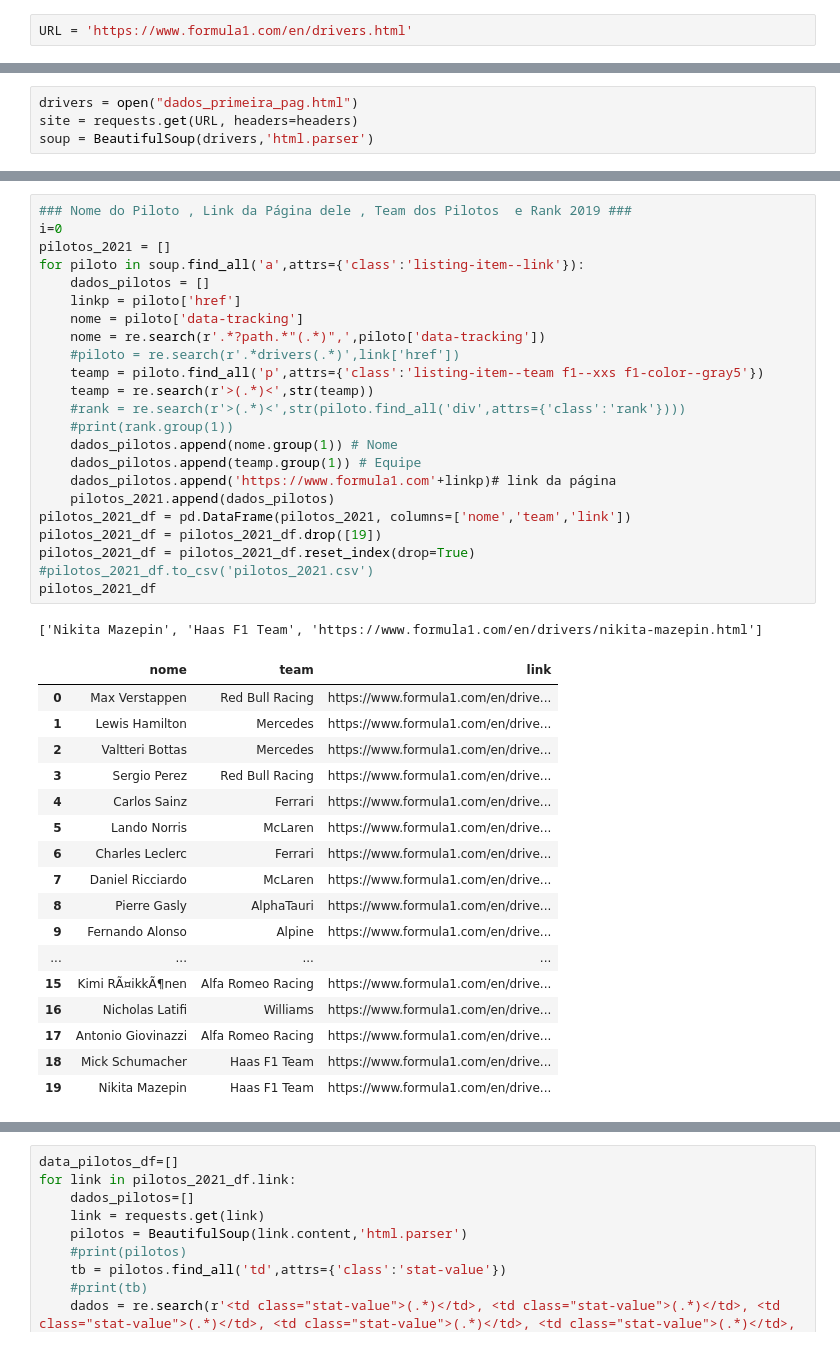
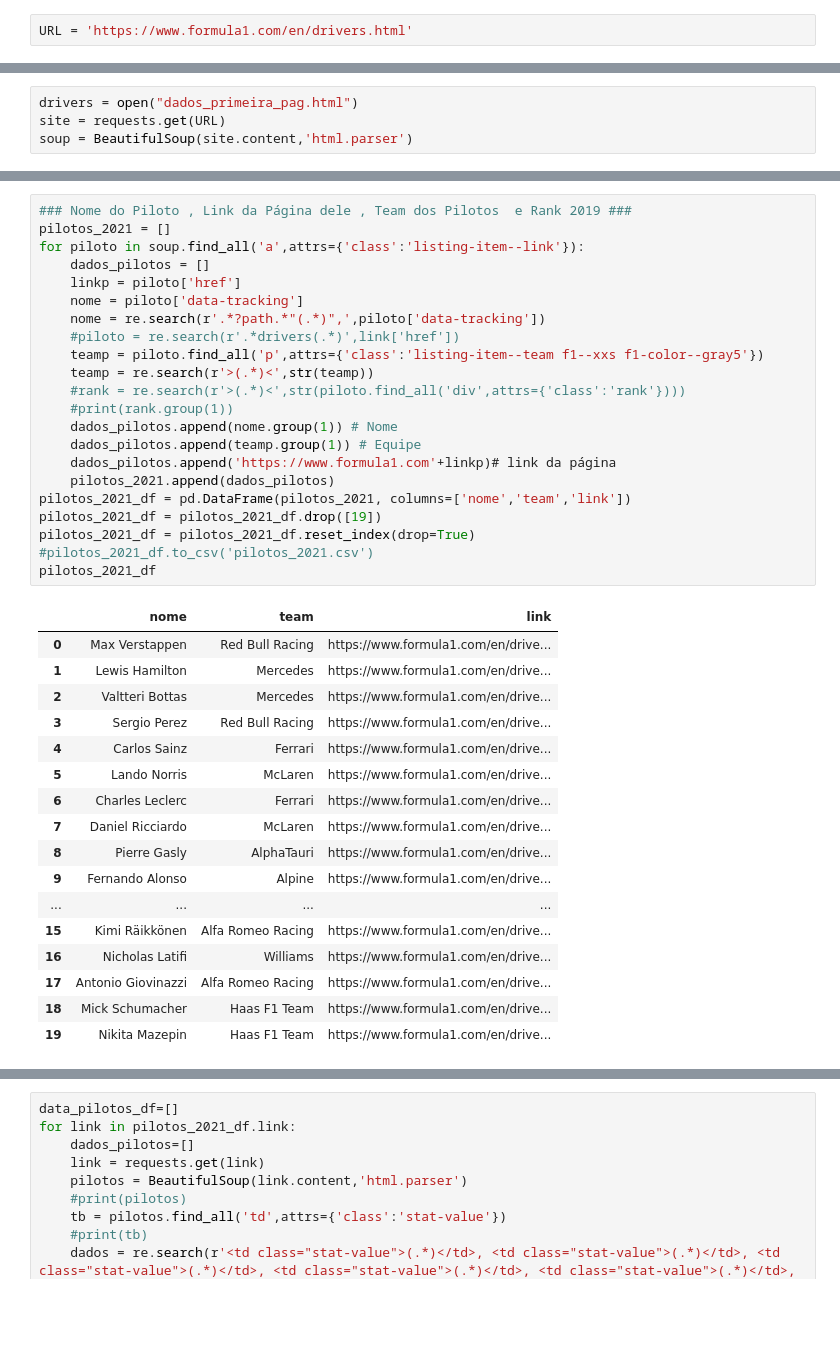
Before and after one commit to caiosilvestre/Raspagem-de-dados-V0.1, a Jupyter notebook: data_baseF1.ipynb, the cells around one changed output, grey strips where cells are left out. Cells and saved outputs as stored; diff of their text form; blank space fills up the shorter version.

```diff
--- a/data_baseF1.ipynb
+++ b/data_baseF1.ipynb
@@ -10,4 +21,4 @@ headers = {'User-Agent':"Mozilla/5.0 (Windows NT 10.0; Win64; x64) AppleWebKit/5
 # %%
 drivers = open("dados_primeira_pag.html")
-site = requests.get(URL, headers=headers)
-soup = BeautifulSoup(drivers,'html.parser')
+site = requests.get(URL)
+soup = BeautifulSoup(site.content,'html.parser')
@@ -14,41 +36,39 @@ soup = BeautifulSoup(drivers,'html.parser')
 # %%
 ### Nome do Piloto , Link da Página dele , Team dos Pilotos  e Rank 2019 ###
-i=0
 pilotos_2021 = []
 for piloto in soup.find_all('a',attrs={'class':'listing-item--link'}):
     dados_pilotos = []
     linkp = piloto['href']
     nome = piloto['data-tracking']
     nome = re.search(r'.*?path.*"(.*)",',piloto['data-tracking'])
     #piloto = re.search(r'.*drivers(.*)',link['href'])
     teamp = piloto.find_all('p',attrs={'class':'listing-item--team f1--xxs f1-color--gray5'})
     teamp = re.search(r'>(.*)<',str(teamp))
     #rank = re.search(r'>(.*)<',str(piloto.find_all('div',attrs={'class':'rank'})))
     #print(rank.group(1))
     dados_pilotos.append(nome.group(1)) # Nome
     dados_pilotos.append(teamp.group(1)) # Equipe
     dados_pilotos.append('https://www.formula1.com'+linkp)# link da página
     pilotos_2021.append(dados_pilotos)
 pilotos_2021_df = pd.DataFrame(pilotos_2021, columns=['nome','team','link'])
 pilotos_2021_df = pilotos_2021_df.drop([19])
 pilotos_2021_df = pilotos_2021_df.reset_index(drop=True)
 #pilotos_2021_df.to_csv('pilotos_2021.csv')
 pilotos_2021_df
 # %% [output]
-['Nikita Mazepin', 'Haas F1 Team', 'https://www.formula1.com/en/drivers/nikita-mazepin.html']
 |  | nome | team | link |
 | 0 | Max Verstappen | Red Bull Racing | https://www.formula1.com/en/drive... |
 | 1 | Lewis Hamilton | Mercedes | https://www.formula1.com/en/drive... |
 | 2 | Valtteri Bottas | Mercedes | https://www.formula1.com/en/drive... |
 | 3 | Sergio Perez | Red Bull Racing | https://www.formula1.com/en/drive... |
 | 4 | Carlos Sainz | Ferrari | https://www.formula1.com/en/drive... |
 | 5 | Lando Norris | McLaren | https://www.formula1.com/en/drive... |
 | 6 | Charles Leclerc | Ferrari | https://www.formula1.com/en/drive... |
 | 7 | Daniel Ricciardo | McLaren | https://www.formula1.com/en/drive... |
 | 8 | Pierre Gasly | AlphaTauri | https://www.formula1.com/en/drive... |
 | 9 | Fernando Alonso | Alpine | https://www.formula1.com/en/drive... |
 | ... | ... | ... | ... |
-| 15 | Kimi RÃ¤ikkÃ¶nen | Alfa Romeo Racing | https://www.formula1.com/en/drive... |
+| 15 | Kimi Räikkönen | Alfa Romeo Racing | https://www.formula1.com/en/drive... |
 | 16 | Nicholas Latifi | Williams | https://www.formula1.com/en/drive... |
 | 17 | Antonio Giovinazzi | Alfa Romeo Racing | https://www.formula1.com/en/drive... |
 | 18 | Mick Schumacher | Haas F1 Team | https://www.formula1.com/en/drive... |
```
Also changed, not shown: parts of 12 cells of this notebook.
